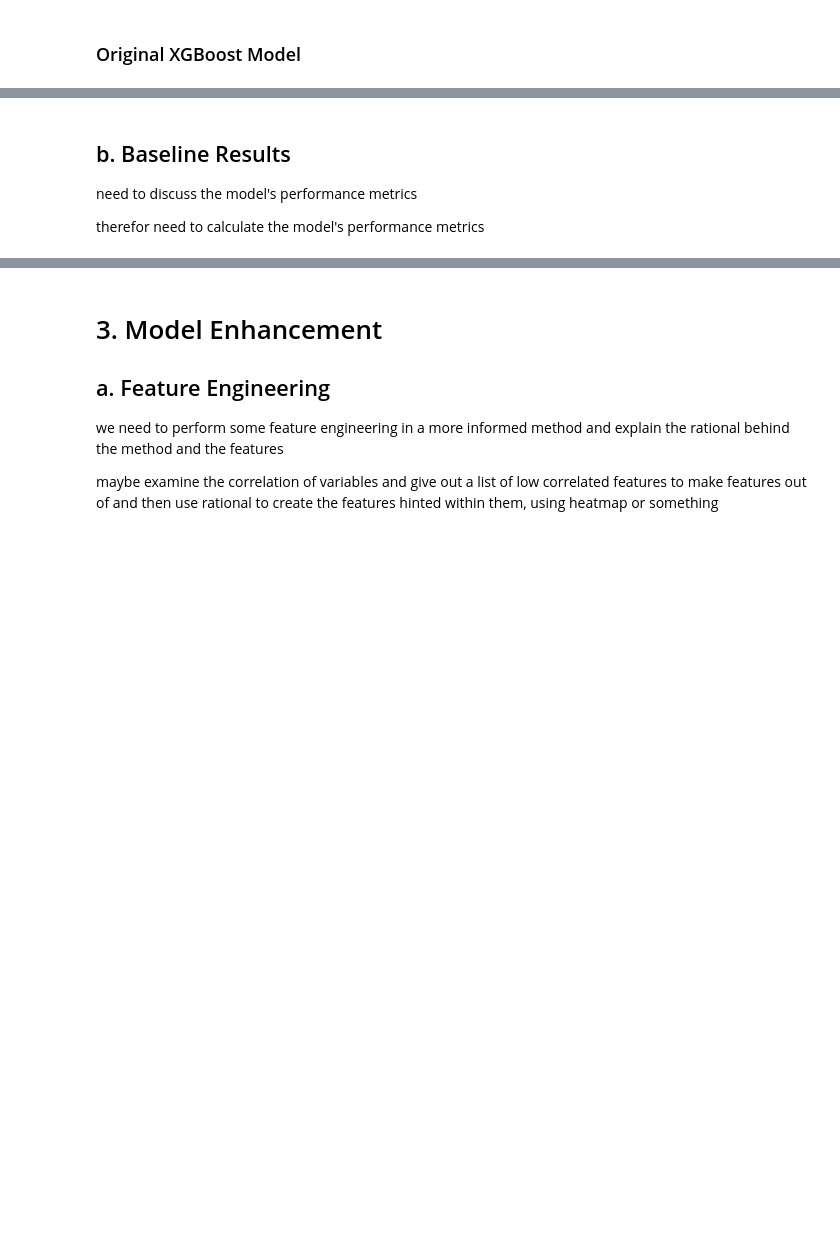
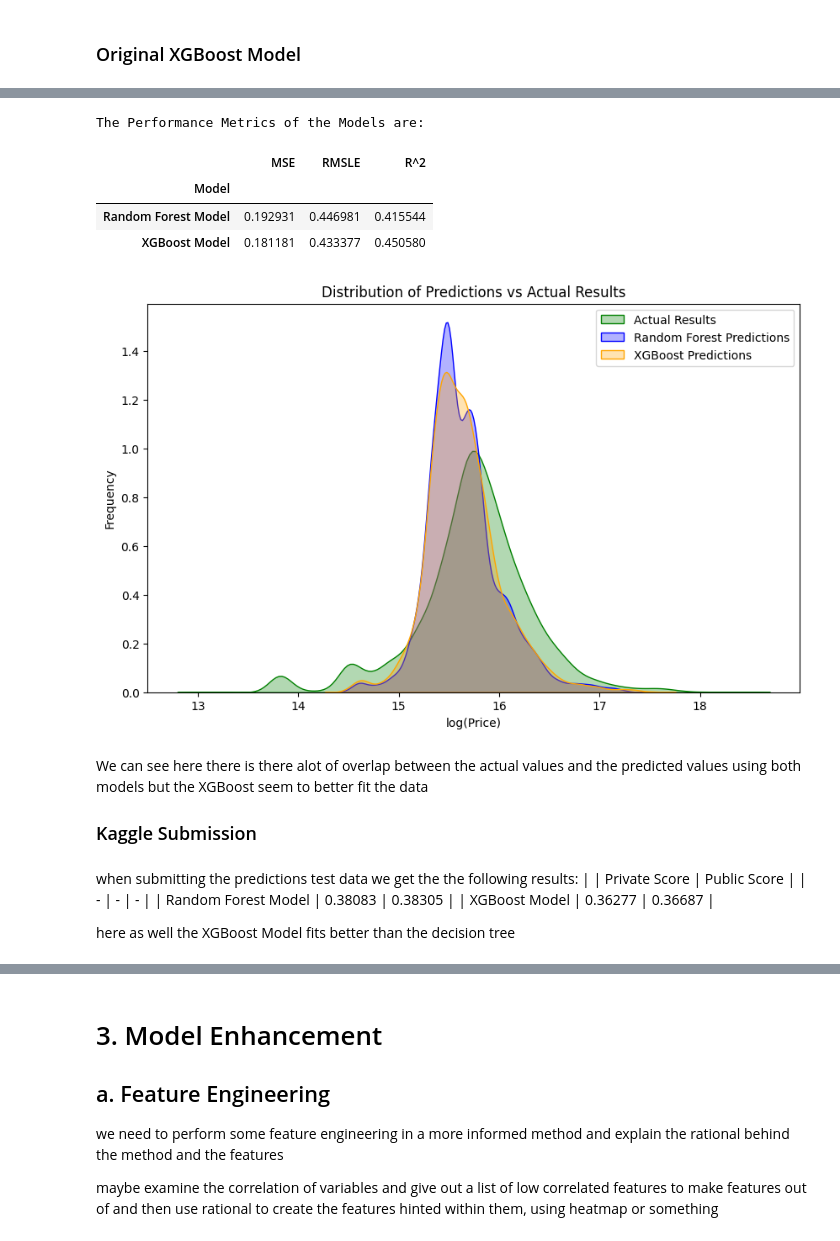
Before and after one commit to TomGeva/ML-project, a Jupyter notebook: ML-Final-Project.ipynb, the cells around one changed output, grey strips where cells are left out. Saved outputs shown, nothing was run; the diff lists cells and outputs as text; code cells hidden in the pictures; blank space fills up the shorter version.

Commit message:
update for the models and part one of the project complete

```diff
--- a/ML-Final-Project.ipynb
+++ b/ML-Final-Project.ipynb
@@ -369,16 +498,10 @@ rndFrstParams = {
     'min_samples_leaf': [i for i in range(3, 10, 3)]
 }
 
-grdSrcRndFrst = GSCV(rndFrstBaseModel, rndFrstParams, cv = 5, scoring = 'neg_mean_squared_error')
+grdSrcRndFrst = GSCV(rndFrstBaseModel, rndFrstParams, cv = 5, scoring = 'neg_mean_squared_error', verbose = 2)
 grdSrcRndFrst.fit(xTrn[features], yTrn)
 
 RndFrstModelParams = grdSrcRndFrst.best_params_
 
 rndFrstOptModel = RFR(**RndFrstModelParams)
 rndFrstOptModel.fit(xTrn[features], yTrn)
-
-rndFrstMseValScores = -1 * CVS(rndFrstOptModel, xVal[features], yVal, cv = 5, scoring = 'neg_mean_squared_error')
-rndFrstMseTstScores = -1 * CVS(rndFrstOptModel, xTst[features], yTst, cv = 5, scoring = 'neg_mean_squared_error')
-
-print(f'The mean squared error of the model on the validation set is {rndFrstMseValScores.mean()}')
-print(f'The mean squared error of the model on the Test set is {rndFrstMseTstScores.mean()}')
@@ -395,16 +536,10 @@ xgbParams = {
     'min_samples_leaf': [i for i in range(3, 18, 7)]
 }
 
-grdSrcXgb = GSCV(xgbBaseModel, xgbParams, cv = 5, scoring = 'neg_mean_squared_error')
+grdSrcXgb = GSCV(xgbBaseModel, xgbParams, cv = 5, scoring = 'neg_mean_squared_error', verbose = 2)
 grdSrcXgb.fit(xTrn, yTrn)
 
 xgbModelParams = grdSrcXgb.best_params_
 
 xgbOptModel = GBR(**xgbModelParams)
 xgbOptModel.fit(xTrn, yTrn)
-
-xgbMseValScores = -1 * CVS(xgbOptModel, xVal, yVal, cv = 5, scoring = 'neg_mean_squared_error')
-xgbMseTstScores = -1 * CVS(xgbOptModel, xTst, yTst, cv = 5, scoring = 'neg_mean_squared_error')
-
-print(f'The mean squared error of the model on the validation set is {xgbMseValScores.mean()}')
-print(f'The mean squared error of the model on the Test set is {xgbMseTstScores.mean()}')
@@ -413,3 +569,49 @@ print(f'The mean squared error of the model on the Test set is {xgbMseTstScores.
+# %%
+rndFrstMseScores = -1 * CVS(rndFrstOptModel, xVal[features], yVal, cv = 5, scoring = 'neg_mean_squared_error')
+# print(f'The mean squared error of the model on the validation set is {rndFrstMseScores.mean()}')
+xgbMseScores = -1 * CVS(xgbOptModel, xVal, yVal, cv = 5, scoring = 'neg_mean_squared_error')
+# print(f'The mean squared error of the model on the validation set is {xgbMseScores.mean()}')
+
+# Get the logarithmic predictions for the test dataset from both models
+rndFrstPred = rndFrstOptModel.predict(xVal[features])
+xgbPred = xgbOptModel.predict(xVal)
+
+rndFrstRmsle = np.sqrt(np.mean((rndFrstPred - yVal) ** 2))
+xgbRmsle = np.sqrt(np.mean((xgbPred - yVal) ** 2))
+# print(f'\nThe root mean squared logarithmic error of the Random Forest model on the validation set is {rndFrstRmsle}')
+# print(f'The root mean squared logarithmic error of the XGBoost model on the validation set is {xgbRmsle}')
+
+rndFrstR2 = rndFrstOptModel.score(xVal[features], yVal)
+xgbR2 = xgbOptModel.score(xVal, yVal)
+# print(f'\nThe R^2 score of the Random Forest model on the validation set is {rndFrstR2}')
+# print(f'The R^2 score of the XGBoost model on the validation set is {xgbR2}')
+
+metrics = pd.DataFrame({'Model': ['Random Forest Model', 'XGBoost Model'],
+                        'MSE': [rndFrstMseScores.mean(), xgbMseScores.mean()],
+                        'RMSLE': [rndFrstRmsle, xgbRmsle],
+                        'R^2': [rndFrstR2, xgbR2]}).set_index('Model')
+display(metrics)
+
+plt.figure(figsize=(10, 6))
+sns.kdeplot(yVal, color = 'green', fill = True, alpha = 0.3, label='Actual Results')
+sns.kdeplot(rndFrstPred, color = 'blue', fill = True, alpha = 0.3, label='Random Forest Predictions')
+sns.kdeplot(xgbPred, color = 'orange', fill = True, alpha = 0.3, label='XGBoost Predictions')
+plt.xlabel('log(Price)')
+plt.ylabel('Frequency')
+plt.title('Distribution of Predictions vs Actual Results')
+plt.legend()
+plt.show()
+# %% [output]
+The Performance Metrics of the Models are:
+|  | MSE | RMSLE | R^2 |
+| Model |  |  |  |
+| Random Forest Model | 0.192931 | 0.446981 | 0.415544 |
+| XGBoost Model | 0.181181 | 0.433377 | 0.450580 |
+[figure, added]
+# %% [markdown]
+We can see here there is there alot of overlap between the actual values and the predicted values using both models but the XGBoost seem to better fit the data
+
+### Kaggle Submission
 # %%
 # export random forest model
 yPredRndFrst = np.round(np.exp(rndFrstOptModel.predict(finalTest[features])), decimals = -3)
@@ -420,11 +622,14 @@ rndFrstSubmission.to_csv('RandomForestSubmission.csv', index = False)
 yPredXgb = np.round(np.exp(xgbOptModel.predict(finalTest[[col for col in finalTest.columns if col not in ['id', 'timestamp']]])), decimals = -3)
 xgbSubmission = pd.DataFrame({'id': finalTest.id, 'price_doc': yPredXgb})
 xgbSubmission.to_csv('XGBoostSubmission.csv', index = False)
-# %% [markdown]
-## b. Baseline Results
-need to discuss the model's performance metrics
-
-therefor need to calculate the model's performance metrics
+# %% [markdown]
+when submitting the predictions test data we get the the following results:
+|  | Private Score | Public Score |
+| - | - | - |
+| Random Forest Model | 0.38083 | 0.38305 |
+| XGBoost Model | 0.36277 | 0.36687 |
+
+here as well the XGBoost Model fits better than the decision tree
 # %% [markdown]
 # 2. Notebook Analysis
 ## a. Notebook Selection
```
Also changed, not shown: parts of 22 cells of this notebook, 3 other files.
